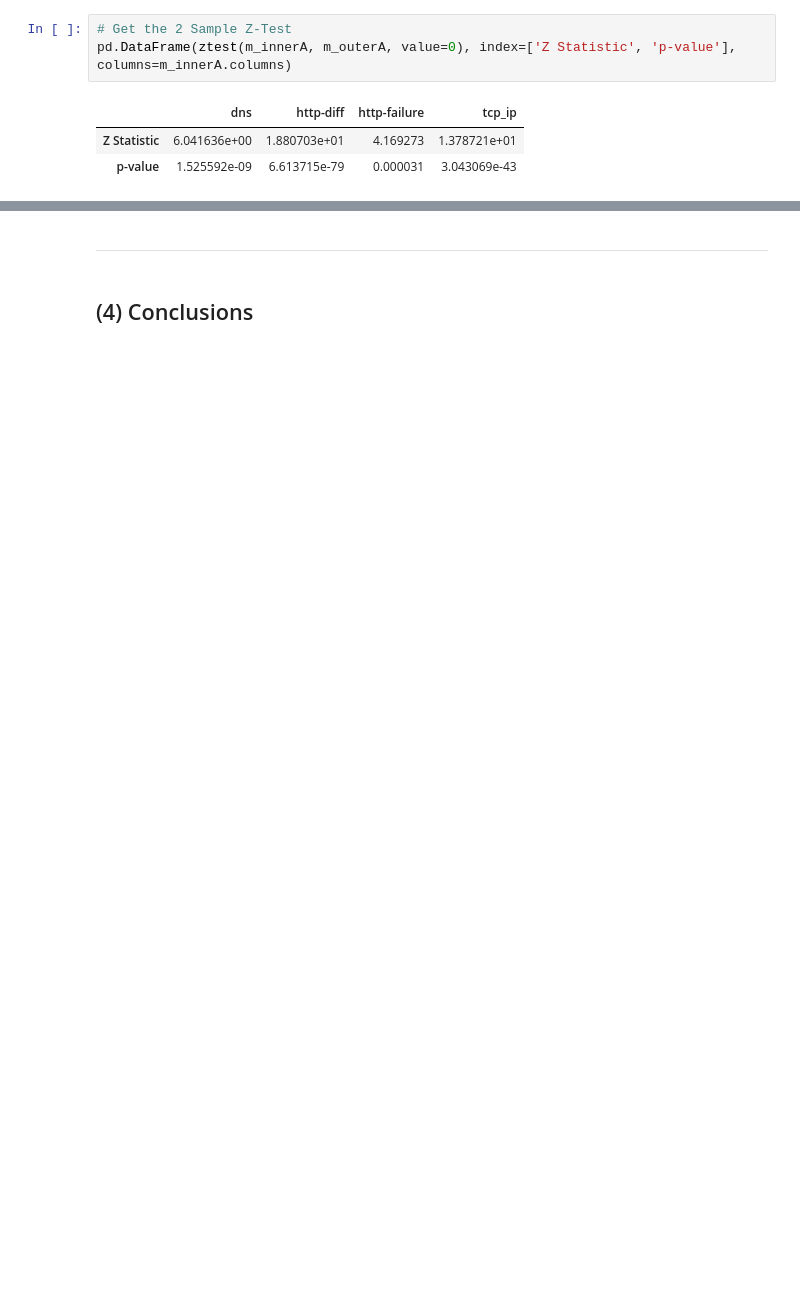
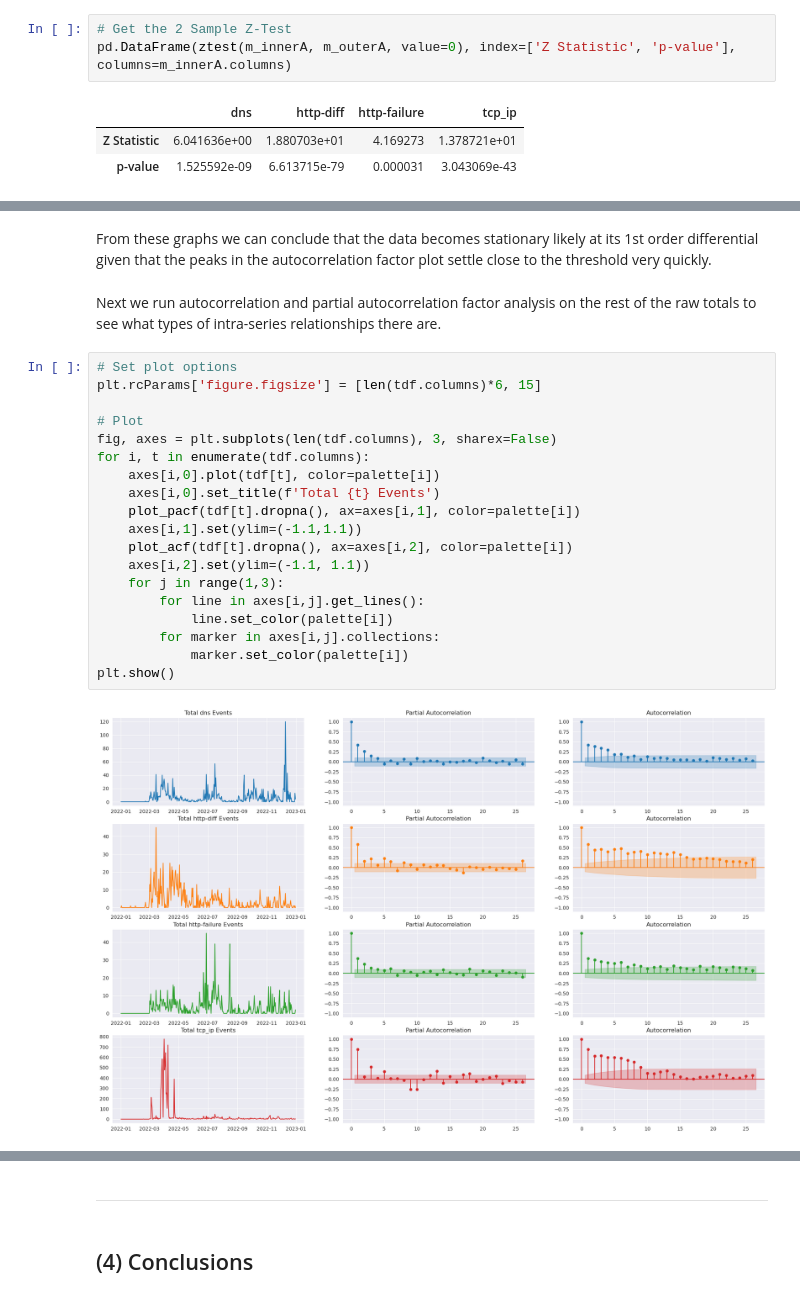
Before and after one commit to mdushkoff/OONI_DataAnalysis, a Jupyter notebook: src/FullAnalysis.ipynb, the cells around one changed output, grey strips where cells are left out. Drawn from its saved outputs; the diff is of its cells as text; blank space fills up the shorter version.

```diff
--- a/src/FullAnalysis.ipynb
+++ b/src/FullAnalysis.ipynb
@@ -497,0 +617,25 @@ pd.DataFrame(ztest(m_innerA, m_outerA, value=0), index=['Z Statistic', 'p-value'
+# %% [markdown]
+From these graphs we can conclude that the data becomes stationary likely at its 1st order differential given that the peaks in the autocorrelation factor plot settle close to the threshold very quickly.
+# %% [markdown]
+Next we run autocorrelation and  partial autocorrelation factor analysis on the rest of the raw totals to see what types of intra-series relationships there are.
+# %%
+# Set plot options
+plt.rcParams['figure.figsize'] = [len(tdf.columns)*6, 15]
+
+# Plot
+fig, axes = plt.subplots(len(tdf.columns), 3, sharex=False)
+for i, t in enumerate(tdf.columns):
+    axes[i,0].plot(tdf[t], color=palette[i])
+    axes[i,0].set_title(f'Total {t} Events')
+    plot_pacf(tdf[t].dropna(), ax=axes[i,1], color=palette[i])
+    axes[i,1].set(ylim=(-1.1,1.1))
+    plot_acf(tdf[t].dropna(), ax=axes[i,2], color=palette[i])
+    axes[i,2].set(ylim=(-1.1, 1.1))
+    for j in range(1,3):
+        for line in axes[i,j].get_lines():
+            line.set_color(palette[i])
+        for marker in axes[i,j].collections:
+            marker.set_color(palette[i])
+plt.show()
+# %% [output]
+[figure, added]
```
Also changed, not shown: parts of 25 cells of this notebook.
